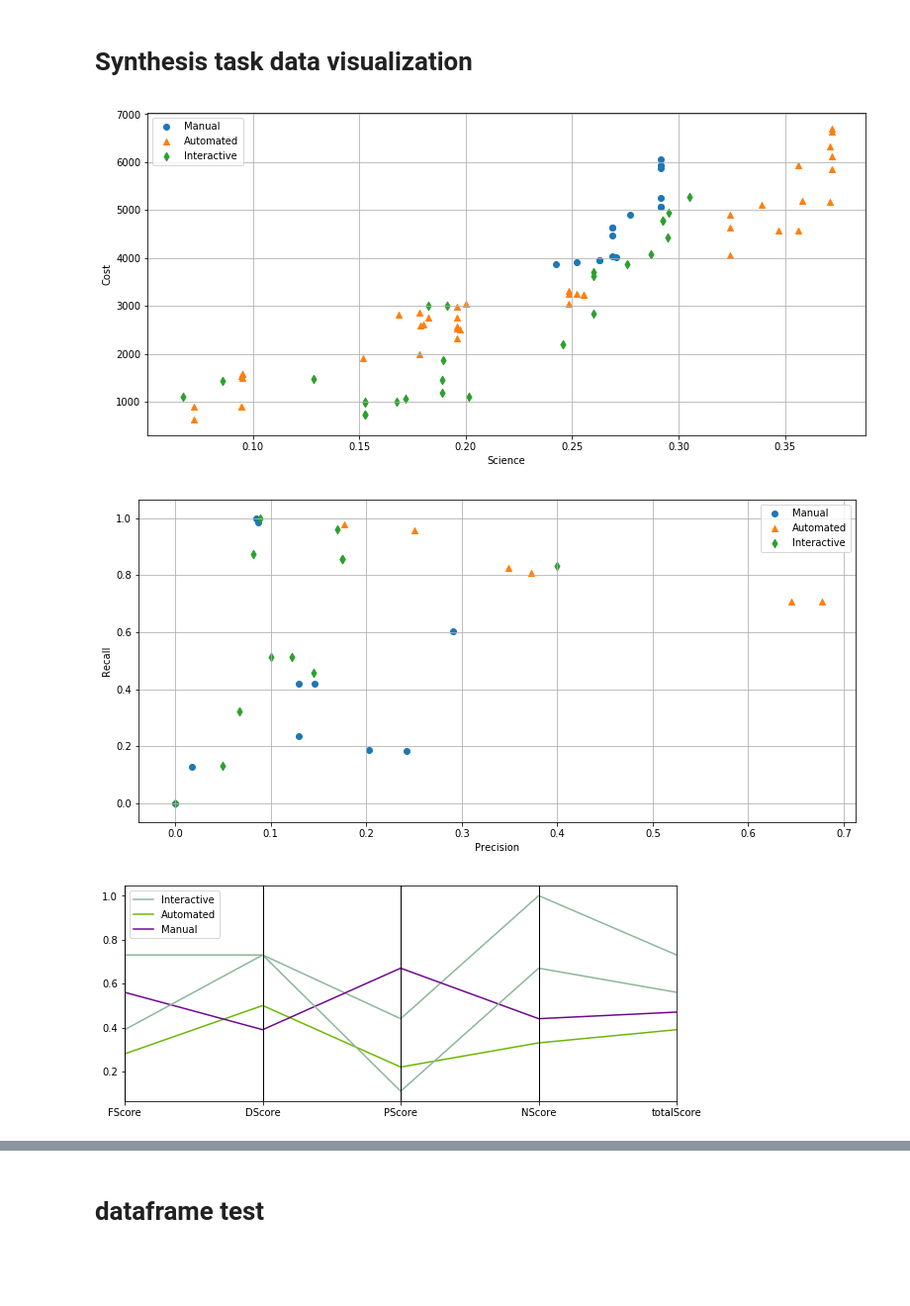
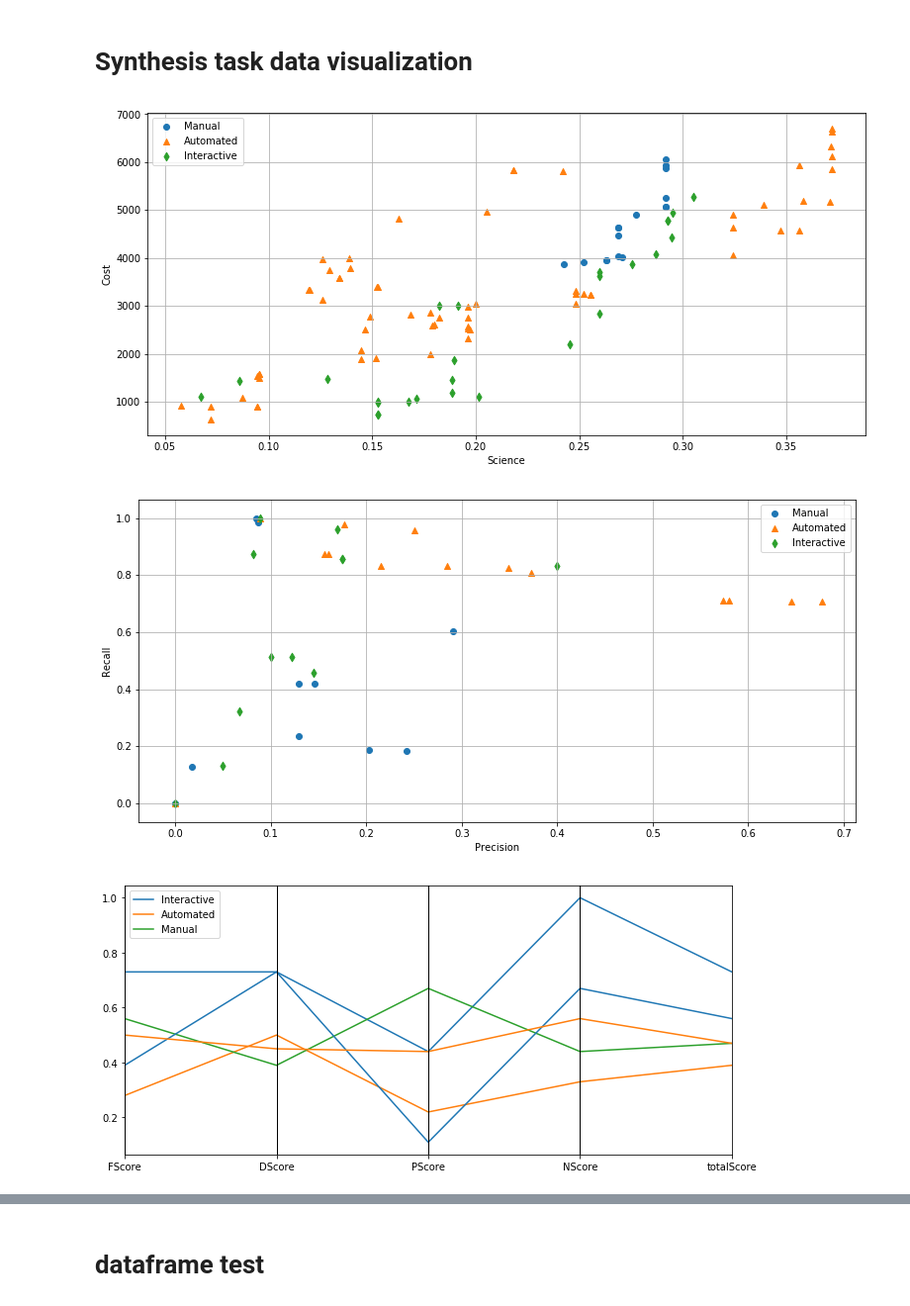
Before and after one commit to hsbang09/iFEED_experiment_result_analysis_2019, a Jupyter notebook: analysis.ipynb, the cells around one changed output, grey strips where cells are left out. Shown at 99% size. Drawn from its saved outputs; the diff is of its cells as text; code cells hidden in the pictures; blank space fills up the shorter version.

```diff
--- a/analysis.ipynb
+++ b/analysis.ipynb
@@ -34,6 +34,7 @@ s0 = resultAnalyzer.subjects[0]
 s1 = resultAnalyzer.subjects[1]
 s2 = resultAnalyzer.subjects[2]
 s3 = resultAnalyzer.subjects[3]
+s4 = resultAnalyzer.subjects[4]
 # %% [markdown]
 # Problem set scores
 # %%
@@ -320,25 +346,24 @@ resultAnalyzer.getComments(resultAnalyzer.subjects, "survey", "gpe", displayPart
 # Synthesis task data visualization
 # %%
 g1 = [s2]
-g2 = [s1]
+g2 = [s1, s4]
 g3 = [s0, s3]
-# g3 = [s3]
 # %%
 visualizer = visualization.Visualizer(groups=[g1,g2,g3], groupNames=['Manual','Automated','Interactive'])
 # %%
 visualizer.designSynthesisScatter(markers=['o','^','d'])
 # %% [output]
-[figure, old version]
+[figure, new version]
 # %%
 visualizer.featureSynthesisScatter(markers=['o','^','d'])
 # %% [output]
-[figure, old version]
+[figure, new version]
 # %%
 visualizer.setDataFrame(resultAnalyzer.getDataFrame())
 # %%
 visualizer.parallelCoordinates(columns=['FScore','DScore','PScore','NScore','totalScore'],
-                                figsize=(10,4),
+                                figsize=(11,5),
                                legend=["Interactive","Automated","Manual"])
 # %% [output]
-[figure, old version]
+[figure, new version]
 # %%
```
Also changed, not shown: parts of 9 cells of this notebook, 6 other files.
